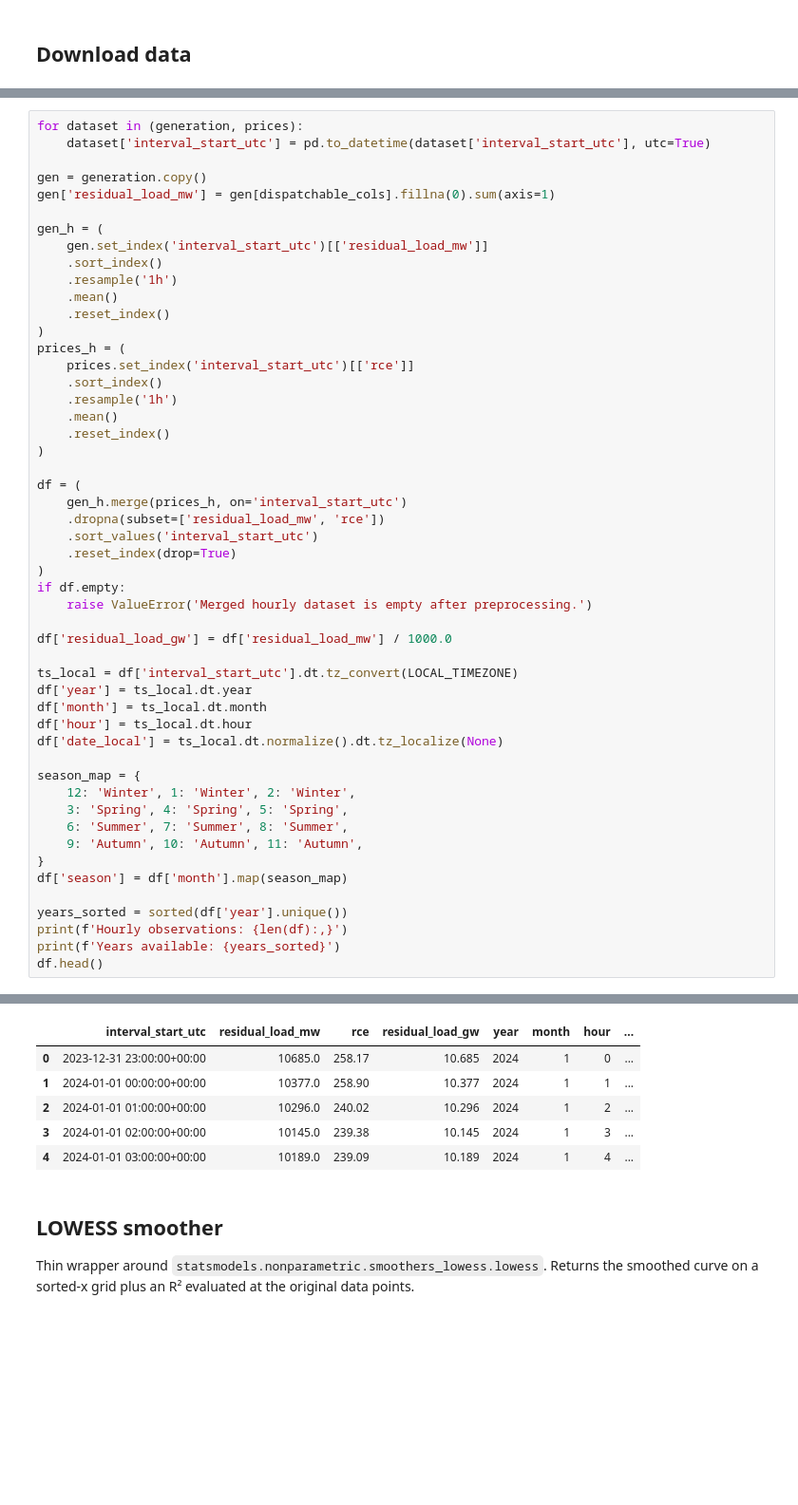
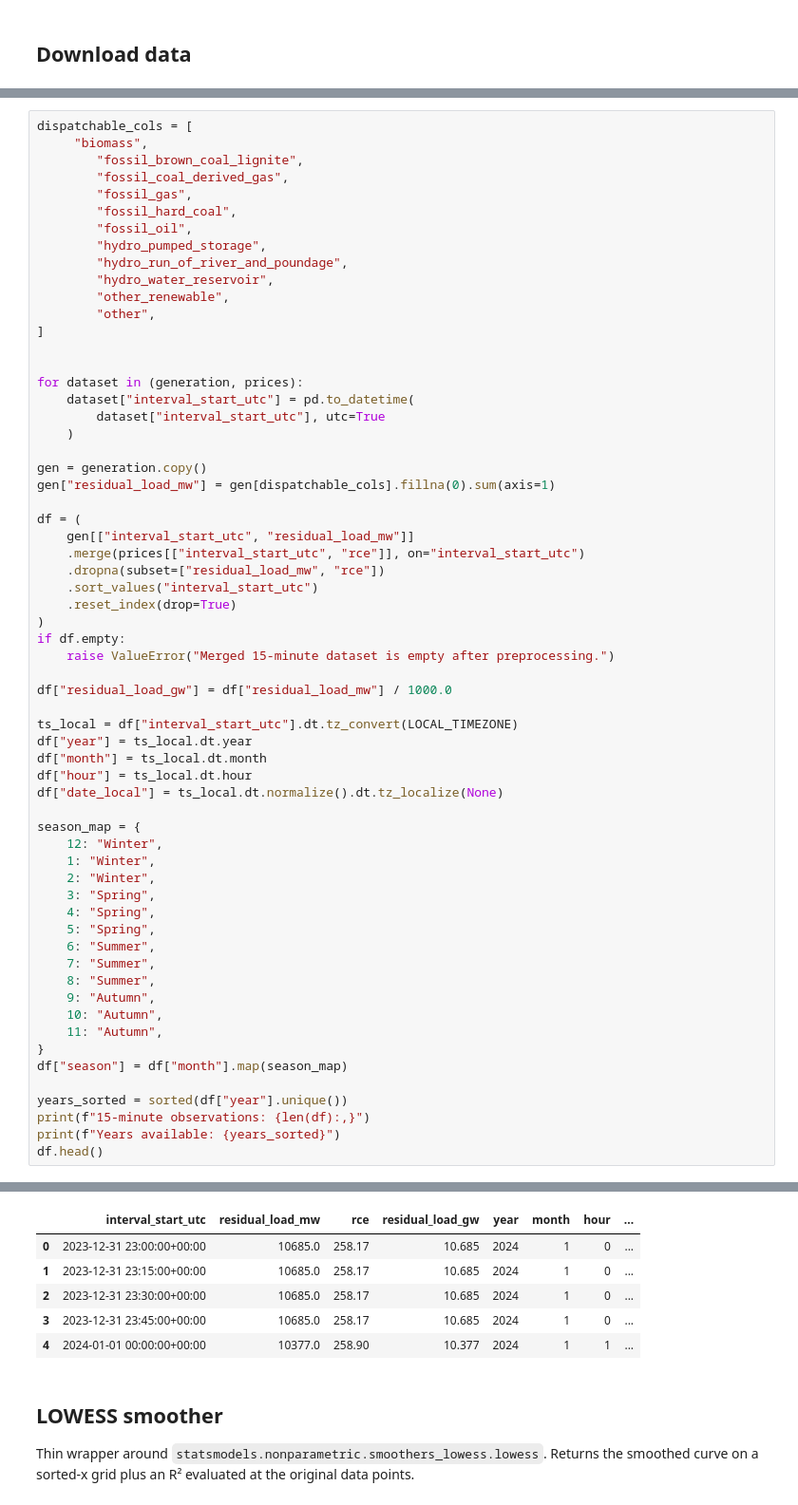
Before and after one commit to GabrielZiembicki/poland-energy-analytics, a Jupyter notebook: notebooks/01_residual_load_and_prices.ipynb, the cells around one changed output, grey strips where cells are left out. Shown at 95% size. Saved outputs shown, nothing was run; the diff lists cells and outputs as text; blank space fills up the shorter version.

Commit message:
residual load

```diff
--- a/notebooks/01_residual_load_and_prices.ipynb
+++ b/notebooks/01_residual_load_and_prices.ipynb
@@ -88,54 +106,65 @@ computed directly from `generation_by_fuel_15min` as the sum of all dispatchable
 categories (biomass, fossil, hydro, other) — i.e., total generation minus solar and wind —
 and converted to GW. Hour-of-day and month are taken in Europe/Warsaw local time.
 # %%
+dispatchable_cols = [
+     "biomass",
+        "fossil_brown_coal_lignite",
+        "fossil_coal_derived_gas",
+        "fossil_gas",
+        "fossil_hard_coal",
+        "fossil_oil",
+        "hydro_pumped_storage",
+        "hydro_run_of_river_and_poundage",
+        "hydro_water_reservoir",
+        "other_renewable",
+        "other",
+]
+
+
 for dataset in (generation, prices):
-    dataset['interval_start_utc'] = pd.to_datetime(dataset['interval_start_utc'], utc=True)
+    dataset["interval_start_utc"] = pd.to_datetime(
+        dataset["interval_start_utc"], utc=True
+    )
 
 gen = generation.copy()
-gen['residual_load_mw'] = gen[dispatchable_cols].fillna(0).sum(axis=1)
-
-gen_h = (
-    gen.set_index('interval_start_utc')[['residual_load_mw']]
-    .sort_index()
-    .resample('1h')
-    .mean()
-    .reset_index()
-)
-prices_h = (
-    prices.set_index('interval_start_utc')[['rce']]
-    .sort_index()
-    .resample('1h')
-    .mean()
-    .reset_index()
-)
+gen["residual_load_mw"] = gen[dispatchable_cols].fillna(0).sum(axis=1)
 
 df = (
-    gen_h.merge(prices_h, on='interval_start_utc')
-    .dropna(subset=['residual_load_mw', 'rce'])
-    .sort_values('interval_start_utc')
+    gen[["interval_start_utc", "residual_load_mw"]]
+    .merge(prices[["interval_start_utc", "rce"]], on="interval_start_utc")
+    .dropna(subset=["residual_load_mw", "rce"])
+    .sort_values("interval_start_utc")
     .reset_index(drop=True)
 )
 if df.empty:
-    raise ValueError('Merged hourly dataset is empty after preprocessing.')
+    raise ValueError("Merged 15-minute dataset is empty after preprocessing.")
 
-df['residual_load_gw'] = df['residual_load_mw'] / 1000.0
+df["residual_load_gw"] = df["residual_load_mw"] / 1000.0
 
-ts_local = df['interval_start_utc'].dt.tz_convert(LOCAL_TIMEZONE)
-df['year'] = ts_local.dt.year
-df['month'] = ts_local.dt.month
-df['hour'] = ts_local.dt.hour
-df['date_local'] = ts_local.dt.normalize().dt.tz_localize(None)
+ts_local = df["interval_start_utc"].dt.tz_convert(LOCAL_TIMEZONE)
+df["year"] = ts_local.dt.year
+df["month"] = ts_local.dt.month
+df["hour"] = ts_local.dt.hour
+df["date_local"] = ts_local.dt.normalize().dt.tz_localize(None)
 
 season_map = {
-    12: 'Winter', 1: 'Winter', 2: 'Winter',
-    3: 'Spring', 4: 'Spring', 5: 'Spring',
-    6: 'Summer', 7: 'Summer', 8: 'Summer',
-    9: 'Autumn', 10: 'Autumn', 11: 'Autumn',
+    12: "Winter",
+    1: "Winter",
+    2: "Winter",
+    3: "Spring",
+    4: "Spring",
+    5: "Spring",
+    6: "Summer",
+    7: "Summer",
+    8: "Summer",
+    9: "Autumn",
+    10: "Autumn",
+    11: "Autumn",
 }
-df['season'] = df['month'].map(season_map)
+df["season"] = df["month"].map(season_map)
 
-years_sorted = sorted(df['year'].unique())
-print(f'Hourly observations: {len(df):,}')
-print(f'Years available: {years_sorted}')
+years_sorted = sorted(df["year"].unique())
+print(f"15-minute observations: {len(df):,}")
+print(f"Years available: {years_sorted}")
 df.head()
 # %% [output]
@@ -143,10 +172,10 @@ Hourly observations: 17,519
 Years available: [np.int32(2024), np.int32(2025)]
 |  | interval_start_utc | residual_load_mw | rce | residual_load_gw | year | month | hour | ... |
 | 0 | 2023-12-31 23:00:00+00:00 | 10685.0 | 258.17 | 10.685 | 2024 | 1 | 0 | ... |
-| 1 | 2024-01-01 00:00:00+00:00 | 10377.0 | 258.90 | 10.377 | 2024 | 1 | 1 | ... |
-| 2 | 2024-01-01 01:00:00+00:00 | 10296.0 | 240.02 | 10.296 | 2024 | 1 | 2 | ... |
-| 3 | 2024-01-01 02:00:00+00:00 | 10145.0 | 239.38 | 10.145 | 2024 | 1 | 3 | ... |
-| 4 | 2024-01-01 03:00:00+00:00 | 10189.0 | 239.09 | 10.189 | 2024 | 1 | 4 | ... |
+| 1 | 2023-12-31 23:15:00+00:00 | 10685.0 | 258.17 | 10.685 | 2024 | 1 | 0 | ... |
+| 2 | 2023-12-31 23:30:00+00:00 | 10685.0 | 258.17 | 10.685 | 2024 | 1 | 0 | ... |
+| 3 | 2023-12-31 23:45:00+00:00 | 10685.0 | 258.17 | 10.685 | 2024 | 1 | 0 | ... |
+| 4 | 2024-01-01 00:00:00+00:00 | 10377.0 | 258.90 | 10.377 | 2024 | 1 | 1 | ... |
 # %% [markdown]
 ## LOWESS smoother
 
```
Also changed, not shown: parts of 23 cells of this notebook, 8 other files.
